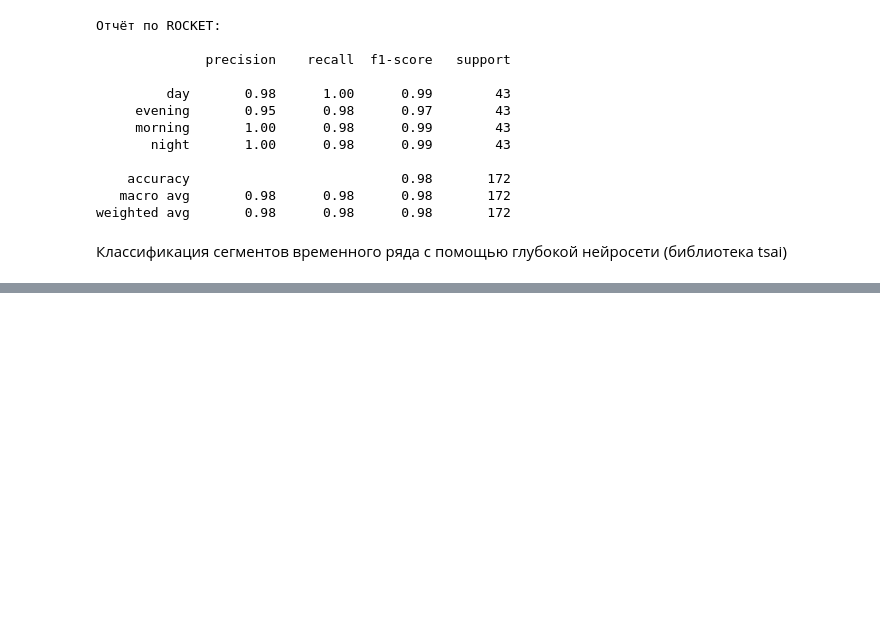
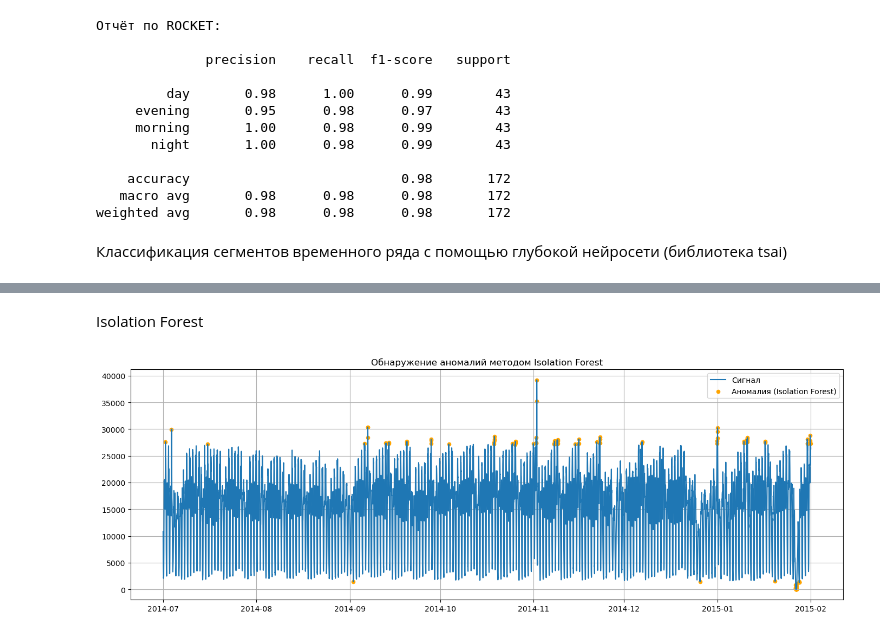
Before and after one commit to countrvl/tl_hw, a Jupyter notebook: tl_hw.ipynb, the cells around one changed output, grey strips where cells are left out. Cells and saved outputs as stored; diff of their text form; code cells hidden in the pictures; blank space fills up the shorter version.

```diff
--- a/tl_hw.ipynb
+++ b/tl_hw.ipynb
@@ -377,0 +547,24 @@ weighted avg       0.98      0.98      0.98       172
+# %% [markdown]
+Isolation Forest
+# %%
+from sklearn.ensemble import IsolationForest
+
+# Подготовка данных
+X_iso = df[['value']].copy()
+
+# Обучаем модель
+model_iso = IsolationForest(contamination=0.01, random_state=42)
+df['anomaly_iso'] = model_iso.fit_predict(X_iso) == -1
+
+# Визуализация
+plt.figure(figsize=(14, 5))
+plt.plot(df.index, df['value'], label='Сигнал')
+plt.scatter(df[df['anomaly_iso']].index, df[df['anomaly_iso']]['value'],
+            color='orange', label='Аномалия (Isolation Forest)', s=20)
+plt.title('Обнаружение аномалий методом Isolation Forest')
+plt.legend()
+plt.grid(True)
+plt.tight_layout()
+plt.show()
+# %% [output]
+[figure, added]
```
Also changed, not shown: parts of 12 cells of this notebook, 1 other file.
